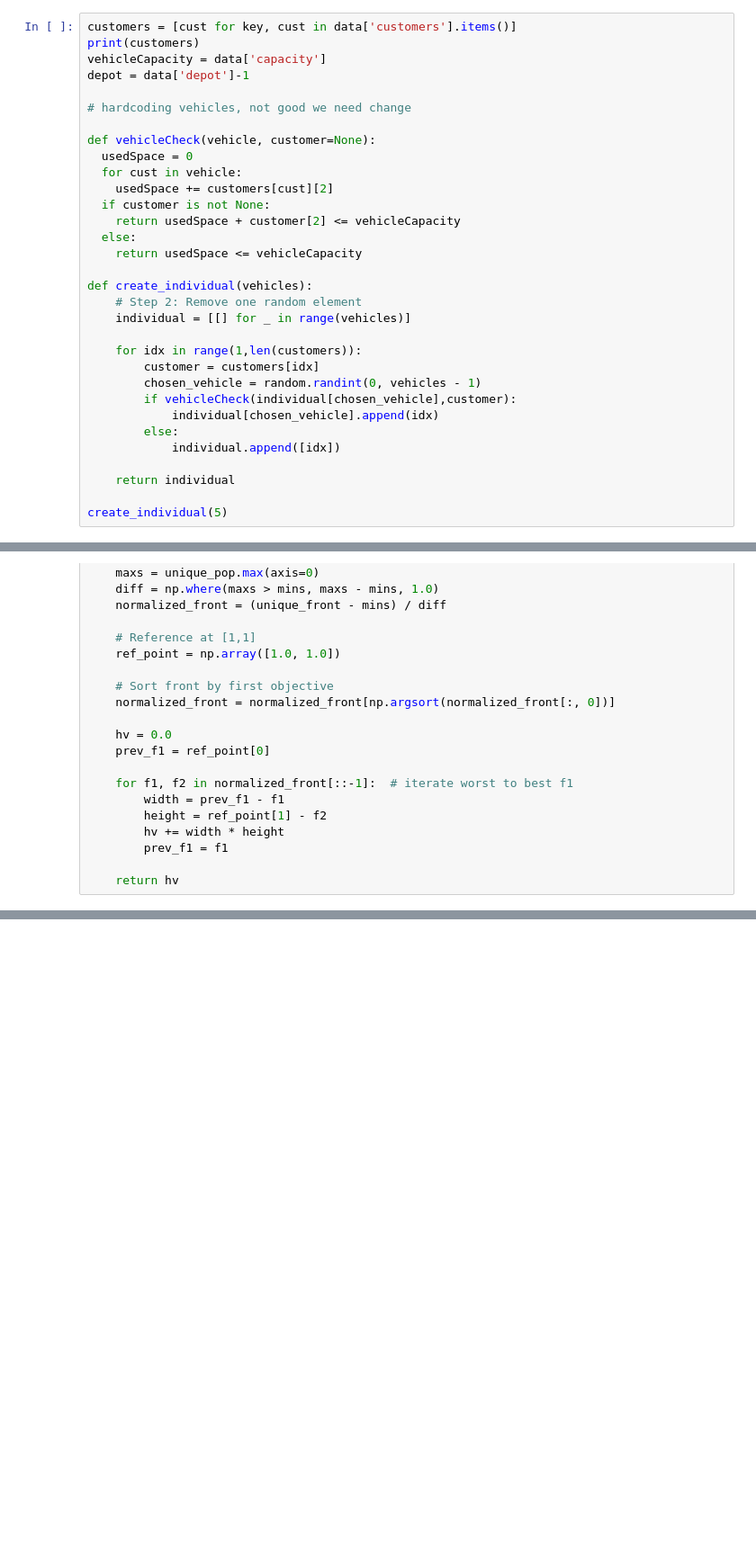
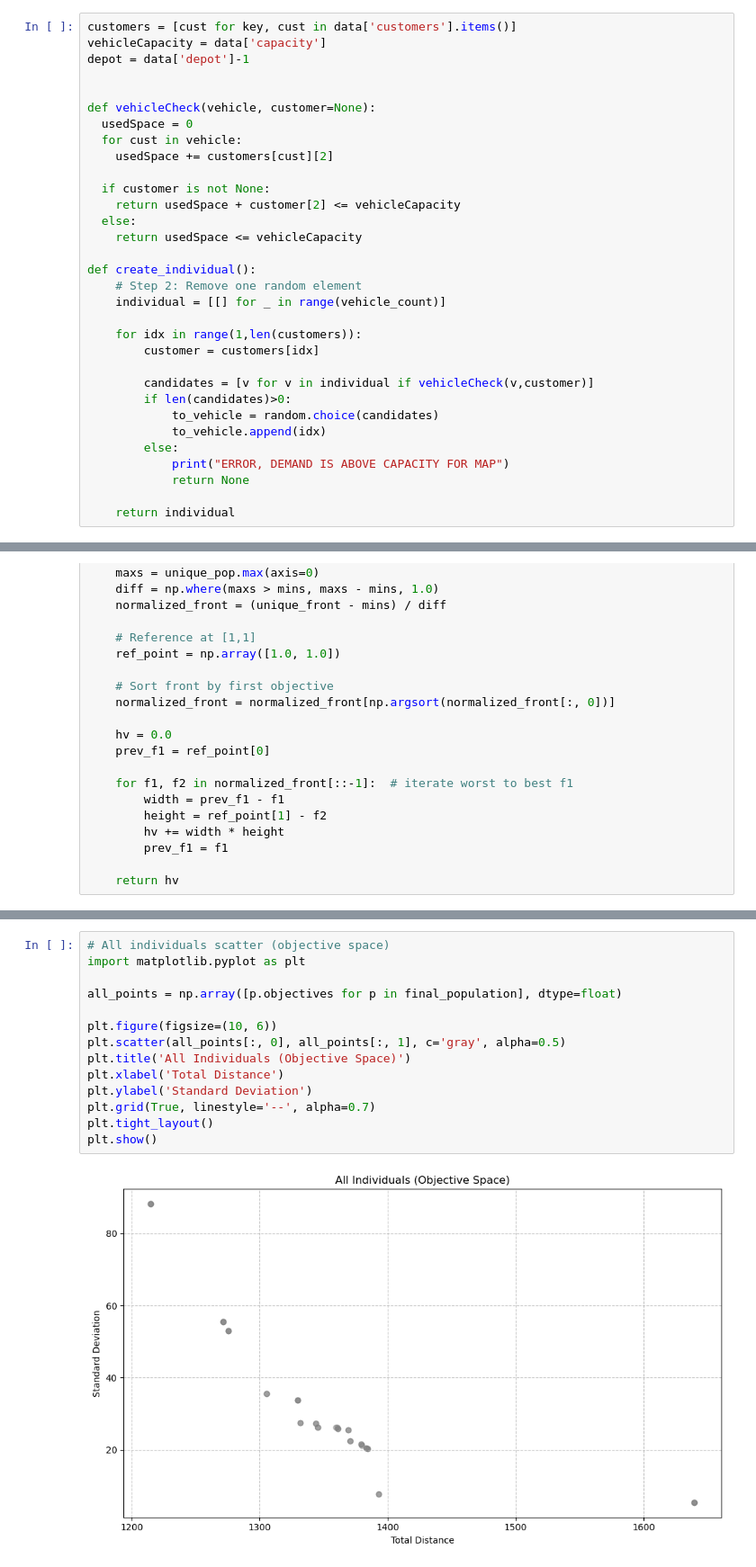
Before and after one commit to Leolieu02/ACIT4610-Assignment2, a Jupyter notebook: NSGA2.ipynb, the cells around one changed output, grey strips where cells are left out. Shown: that part at 90% size. Drawn from its saved outputs; the diff is of its cells as text; blank space fills up the shorter version.

```diff
--- a/NSGA2.ipynb
+++ b/NSGA2.ipynb
@@ -97,33 +78,33 @@ data['customers']
 Creates individuals
 # %%
 customers = [cust for key, cust in data['customers'].items()]
-print(customers)
 vehicleCapacity = data['capacity']
 depot = data['depot']-1
 
-# hardcoding vehicles, not good we need change
 
 def vehicleCheck(vehicle, customer=None):
   usedSpace = 0
   for cust in vehicle:
     usedSpace += customers[cust][2]
+
   if customer is not None:
     return usedSpace + customer[2] <= vehicleCapacity
   else:
     return usedSpace <= vehicleCapacity
 
-def create_individual(vehicles):
+def create_individual():
     # Step 2: Remove one random element
-    individual = [[] for _ in range(vehicles)]
+    individual = [[] for _ in range(vehicle_count)]
 
     for idx in range(1,len(customers)):
         customer = customers[idx]
-        chosen_vehicle = random.randint(0, vehicles - 1)
-        if vehicleCheck(individual[chosen_vehicle],customer):
-            individual[chosen_vehicle].append(idx)
+
+        candidates = [v for v in individual if vehicleCheck(v,customer)]
+        if len(candidates)>0:
+            to_vehicle = random.choice(candidates)
+            to_vehicle.append(idx)
         else:
-            individual.append([idx])
+            print("ERROR, DEMAND IS ABOVE CAPACITY FOR MAP")
+            return None
 
     return individual
-
-create_individual(5)
@@ -660,3 +602,19 @@ Lowest hypervolume: 0.7507128038119193
+# %%
+# All individuals scatter (objective space)
+import matplotlib.pyplot as plt
+
+all_points = np.array([p.objectives for p in final_population], dtype=float)
+
+plt.figure(figsize=(10, 6))
+plt.scatter(all_points[:, 0], all_points[:, 1], c='gray', alpha=0.5)
+plt.title('All Individuals (Objective Space)')
+plt.xlabel('Total Distance')
+plt.ylabel('Standard Deviation')
+plt.grid(True, linestyle='--', alpha=0.7)
+plt.tight_layout()
+plt.show()
+# %% [output]
+[figure, added]
 # %%
 import matplotlib.pyplot as plt
 
```
Also changed, not shown: parts of 14 cells of this notebook, 3 other files.
